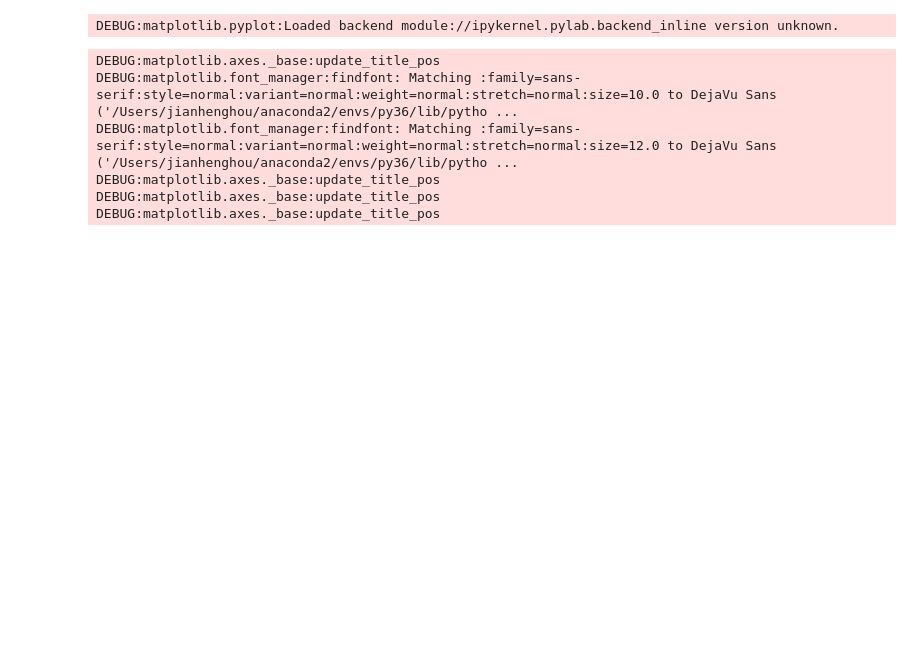
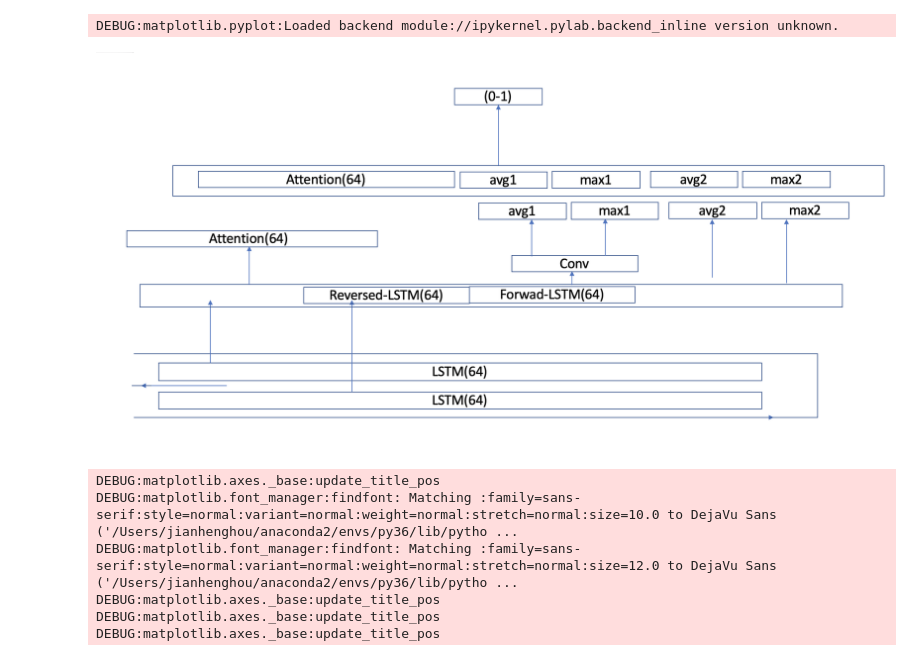
Before and after one commit to Jasper-Zhou/Alpha_Edison_Challenge, a Jupyter notebook: NLP_IMDB_Sentiment_Analysis/IMDB_Bi-LSTM-CNN_Attention.ipynb, the cells around one changed output. Cells and saved outputs as stored; diff of their text form; code cells hidden in the pictures; blank space fills up the shorter version.

Commit message:
update structure

```diff
--- a/NLP_IMDB_Sentiment_Analysis/IMDB_Bi-LSTM-CNN_Attention.ipynb
+++ b/NLP_IMDB_Sentiment_Analysis/IMDB_Bi-LSTM-CNN_Attention.ipynb
@@ -15,6 +15,10 @@ tqdm.pandas()
 logging.basicConfig(level=logging.DEBUG)
 # %% [output]
 DEBUG:matplotlib.pyplot:Loaded backend module://ipykernel.pylab.backend_inline version unknown.
+# %%
+Image(filename = "Model_Structure.png")
+# %% [output]
+[figure, added]
 # %%
 SENTIMENT_COLUMN = 'target'
 TEXT_COLUMN = 'text'
```
Also changed, not shown: parts of 1 cell of this notebook, 1 other file.
